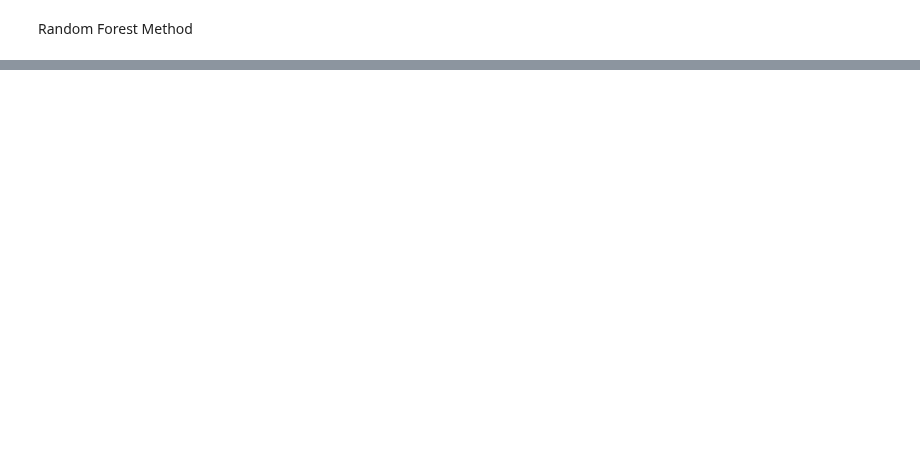
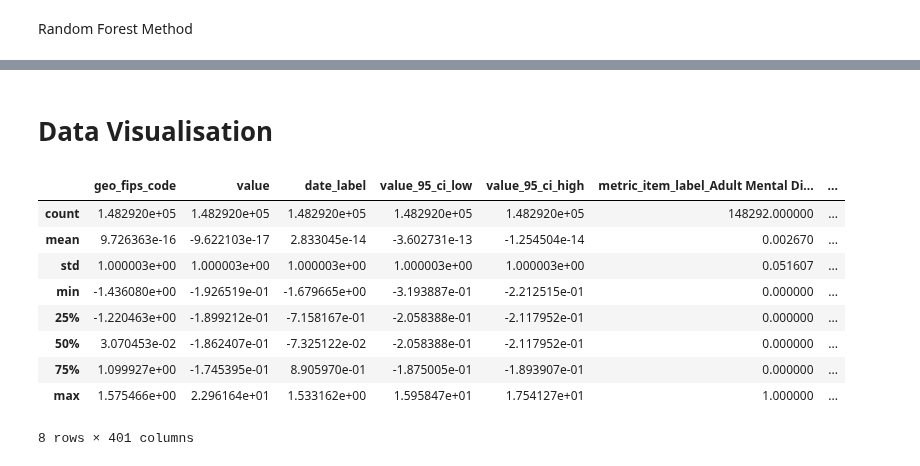
Before and after one commit to kohlerch/G4C-Project, a Jupyter notebook: Project/big-cities-health/PreProcessing.ipynb, the cells around one changed output, grey strips where cells are left out. Saved outputs shown, nothing was run; the diff lists cells and outputs as text; code cells hidden in the pictures; blank space fills up the shorter version.

```diff
--- a/Project/big-cities-health/PreProcessing.ipynb
+++ b/Project/big-cities-health/PreProcessing.ipynb
@@ -140,7 +179,3 @@ data.describe()
 For value_95_ci_low and value_95_ci_high, the mean has drastically changed. Maybe use another filling type.
 
 Now encode Categorical Features:
-# %%
-one_hot_encoded = pd.get_dummies(data[cat_features], drop_first=True)
-data = data.drop(cat_features, axis=1)
-data = pd.concat([data, one_hot_encoded], axis=1)
@@ -149,5 +182 @@ Now for numerical Data
-# %%
-sc = StandardScaler()
-scaler = StandardScaler()
-data[num_features] = sc.fit_transform(data[num_features])
 # %%
@@ -219,0 +303,15 @@ plt.tight_layout()
+# %% [markdown]
+# Data Visualisation
+# %%
+data.describe()
+# %% [output]
+|  | geo_fips_code | value | date_label | value_95_ci_low | value_95_ci_high | metric_item_label_Adult Mental Di... | ... |
+| count | 1.482920e+05 | 1.482920e+05 | 1.482920e+05 | 1.482920e+05 | 1.482920e+05 | 148292.000000 | ... |
+| mean | 9.726363e-16 | -9.622103e-17 | 2.833045e-14 | -3.602731e-13 | -1.254504e-14 | 0.002670 | ... |
+| std | 1.000003e+00 | 1.000003e+00 | 1.000003e+00 | 1.000003e+00 | 1.000003e+00 | 0.051607 | ... |
+| min | -1.436080e+00 | -1.926519e-01 | -1.679665e+00 | -3.193887e-01 | -2.212515e-01 | 0.000000 | ... |
+| 25% | -1.220463e+00 | -1.899212e-01 | -7.158167e-01 | -2.058388e-01 | -2.117952e-01 | 0.000000 | ... |
+| 50% | 3.070453e-02 | -1.862407e-01 | -7.325122e-02 | -2.058388e-01 | -2.117952e-01 | 0.000000 | ... |
+| 75% | 1.099927e+00 | -1.745395e-01 | 8.905970e-01 | -1.875005e-01 | -1.893907e-01 | 0.000000 | ... |
+| max | 1.575466e+00 | 2.296164e+01 | 1.533162e+00 | 1.595847e+01 | 1.754127e+01 | 1.000000 | ... |
+8 rows × 401 columns
```
Also changed, not shown: parts of 37 cells of this notebook, 1 other file.
